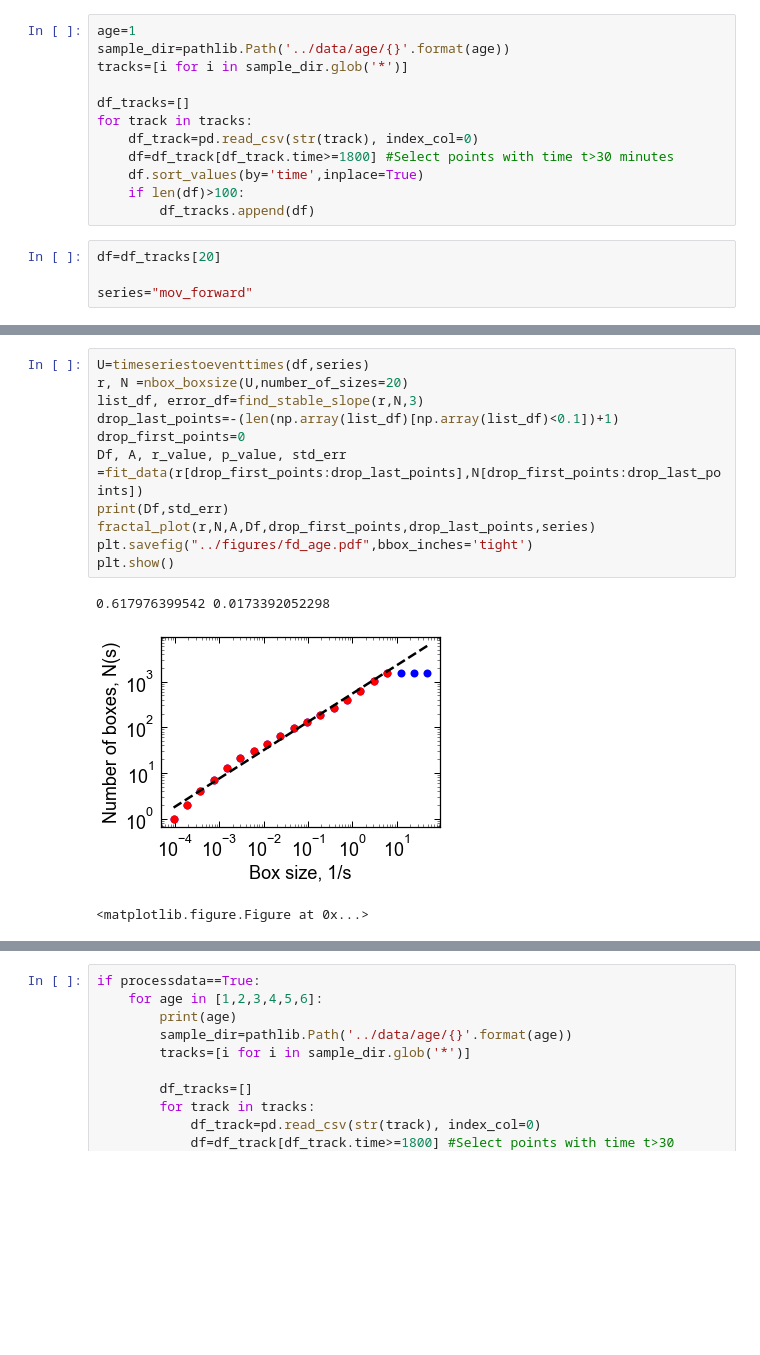
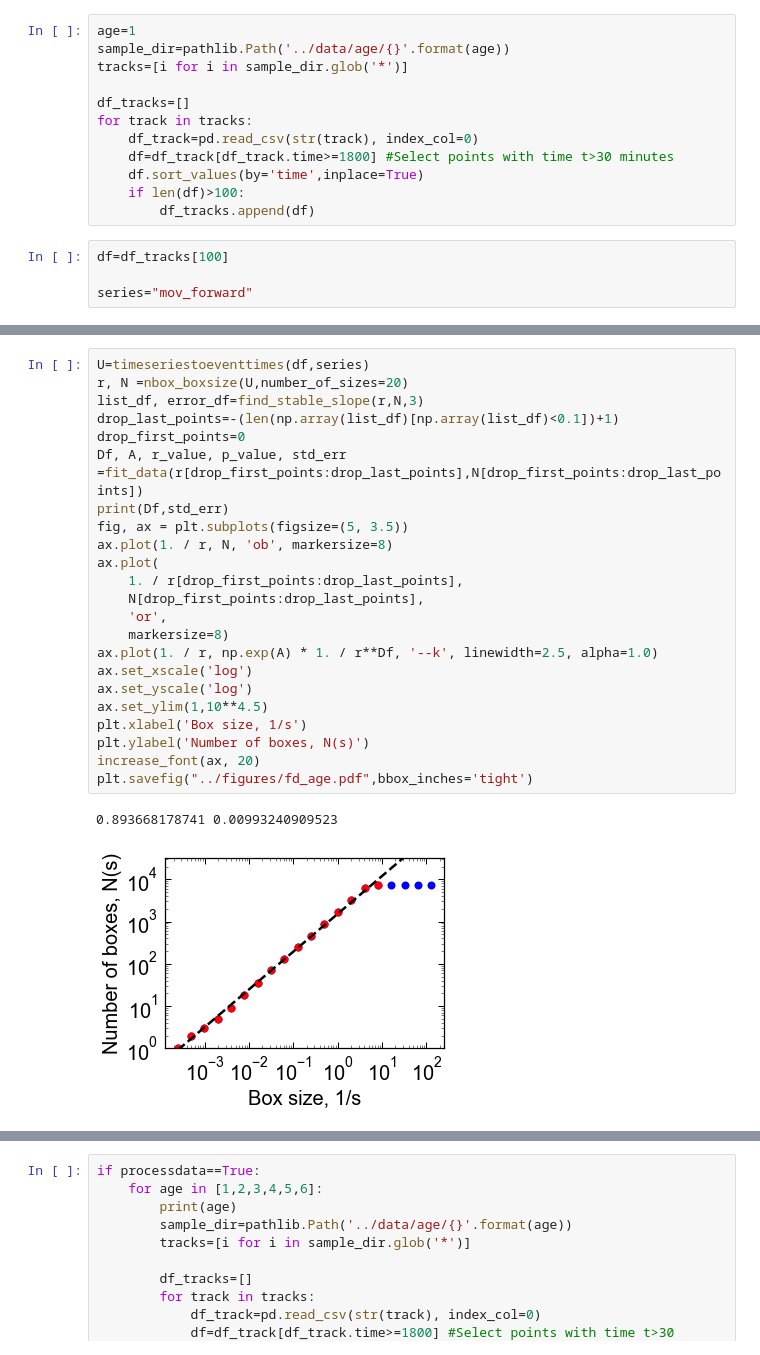
Before and after one commit to lgaalves/CelegansMotility, a Jupyter notebook: python/data_analysis.ipynb, the cells around one changed output, grey strips where cells are left out. Saved outputs shown, nothing was run; the diff lists cells and outputs as text; blank space fills up the shorter version.

```diff
--- a/python/data_analysis.ipynb
+++ b/python/data_analysis.ipynb
@@ -503,7 +508,7 @@ for track in tracks:
     if len(df)>100:
         df_tracks.append(df)
 # %%
-df=df_tracks[20]
+df=df_tracks[100]
 
 series="mov_forward"
 # %%
@@ -561,18 +566,29 @@ for k in range(0,len(names)):
 # %%
 U=timeseriestoeventtimes(df,series)
 r, N =nbox_boxsize(U,number_of_sizes=20)
 list_df, error_df=find_stable_slope(r,N,3)
 drop_last_points=-(len(np.array(list_df)[np.array(list_df)<0.1])+1)
 drop_first_points=0
 Df, A, r_value, p_value, std_err =fit_data(r[drop_first_points:drop_last_points],N[drop_first_points:drop_last_points])
 print(Df,std_err)
-fractal_plot(r,N,A,Df,drop_first_points,drop_last_points,series)
+fig, ax = plt.subplots(figsize=(5, 3.5))
+ax.plot(1. / r, N, 'ob', markersize=8)
+ax.plot(
+    1. / r[drop_first_points:drop_last_points],
+    N[drop_first_points:drop_last_points],
+    'or',
+    markersize=8)
+ax.plot(1. / r, np.exp(A) * 1. / r**Df, '--k', linewidth=2.5, alpha=1.0)
+ax.set_xscale('log')
+ax.set_yscale('log')
+ax.set_ylim(1,10**4.5)
+plt.xlabel('Box size, 1/s')
+plt.ylabel('Number of boxes, N(s)')
+increase_font(ax, 20)
 plt.savefig("../figures/fd_age.pdf",bbox_inches='tight')
-plt.show()
 # %% [output]
-0.617976399542 0.0173392052298
+0.893668178741 0.00993240909523
-[figure, old version]
+[figure, new version]
-<matplotlib.figure.Figure at 0x...>
 # %%
 U=timeseriestoeventtimes(df,series)
 r, N =nbox_boxsize(U,number_of_sizes=20)
```
Also changed, not shown: parts of 45 cells of this notebook, 1 other file.
